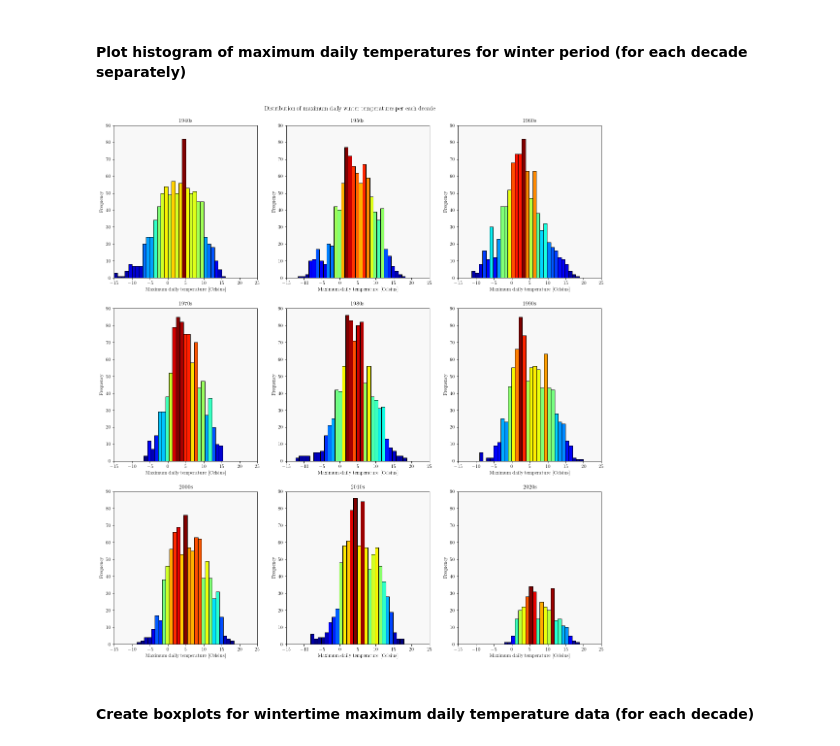
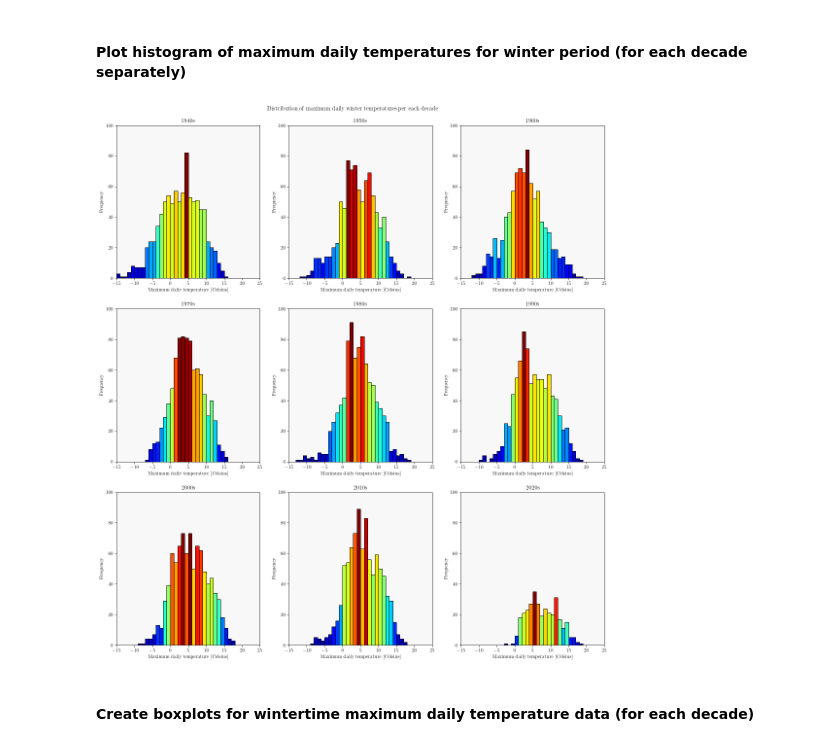
Before and after one commit to cimbaIG/Weather_data_Zagreb, a Jupyter notebook: weather_data_zagreb.ipynb, the cells around one changed output. Drawn from its saved outputs; the diff is of its cells as text; code cells hidden in the pictures.

```diff
--- a/weather_data_zagreb.ipynb
+++ b/weather_data_zagreb.ipynb
@@ -921,7 +921,7 @@ summer_data
 #### Plot histogram of maximum daily temperatures for summer period (for all years)
 # %%
 # Plot histogram of maximum daily temperatures for summer period
-n, bins, patches = plt.hist(x=summer_data["temperature_2m_max (°C)"], bins=np.arange(summer_data["temperature_2m_max (°C)"].min(), summer_data["temperature_2m_max (°C)"].max()+1), edgecolor="black")
+n, bins, patches = plt.hist(x=summer_data["temperature_2m_max (°C)"], bins=np.arange(10, 42, 1), edgecolor="black")
 
 # Add colormap to bins
 col = (n-n.min())/(n.max()-n.min())
@@ -977,7 +977,7 @@ max_summer_temp_data_by_decade = {
 for key in max_summer_temp_data_by_decade.keys():
     # Plot histogram of maximum daily temperatures for summer period by decades
     plt.subplot(3, 3, key)
-    n, bins, patches = plt.hist(x=max_summer_temp_data_by_decade[key][0], bins=np.arange(max_summer_temp_data_by_decade[key][0].min(), max_summer_temp_data_by_decade[key][0].max()+1), edgecolor="black")
+    n, bins, patches = plt.hist(x=max_summer_temp_data_by_decade[key][0], bins=np.arange(10, 42, 1), edgecolor="black")
 
     # Add colormap to bins
     col = (n-n.min())/(n.max()-n.min())
@@ -1101,7 +1101,7 @@ winter_data
 #### Plot histogram of maximum daily temperatures for winter period (for all years)
 # %%
 # Plot histogram of maximum daily temperatures for winter period
-n, bins, patches = plt.hist(x=winter_data["temperature_2m_max (°C)"], bins=np.arange(winter_data["temperature_2m_max (°C)"].min(), winter_data["temperature_2m_max (°C)"].max()+1), edgecolor="black")
+n, bins, patches = plt.hist(x=winter_data["temperature_2m_max (°C)"], bins=np.arange(-16, 20, 1), edgecolor="black")
 
 # Add colormap to bins
 col = (n-n.min())/(n.max()-n.min())
@@ -1154,36 +1154,36 @@ max_winter_temp_data_by_decade = {
 }
 
 # Iterate through dictionary key values and plot histogram subplots for every decade
 for key in max_winter_temp_data_by_decade.keys():
     # Plot histogram of maximum daily temperatures for winter period by decades
     plt.subplot(3, 3, key)
-    n, bins, patches = plt.hist(x=max_winter_temp_data_by_decade[key][0], bins=np.arange(max_winter_temp_data_by_decade[key][0].min(), max_winter_temp_data_by_decade[key][0].max()+1), edgecolor="black")
+    n, bins, patches = plt.hist(x=max_winter_temp_data_by_decade[key][0], bins=np.arange(-16, 20, 1), edgecolor="black")
 
     # Add colormap to bins
     col = (n-n.min())/(n.max()-n.min())
     cm = plt.cm.get_cmap('jet')
     for c, p in zip(col, patches):
         plt.setp(p, 'facecolor', cm(c))
 
     plt.xlim((-15,25))
-    plt.ylim((0,90))
+    plt.ylim((0,100))
     plt.title(max_winter_temp_data_by_decade[key][1])
     plt.xlabel("Maximum daily temperature [Celsius]")
     plt.ylabel("Frequency")
     ax = plt.gca()
     ax.set_facecolor("#F8F8F8")
 
 # Make figure looks pretty
 figure = plt.gcf()
 figure.set_figwidth(18)
 figure.set_figheight(18)
 plt.suptitle("Distribution of maximum daily winter temperatures per each decade")
 plt.subplots_adjust(top=0.95)
 
 # Save figure to .pdf file
 plt.savefig('distribution_of_max_daily_temperatures_for_winter_period_per_each_decade.pdf', bbox_inches='tight')
 # %% [output]
-[figure, old version]
+[figure, new version]
 # %% [markdown]
 #### Create boxplots for wintertime maximum daily temperature data (for each decade)
 # %%
```
Also changed, not shown: parts of 13 cells of this notebook, 29 other files.
